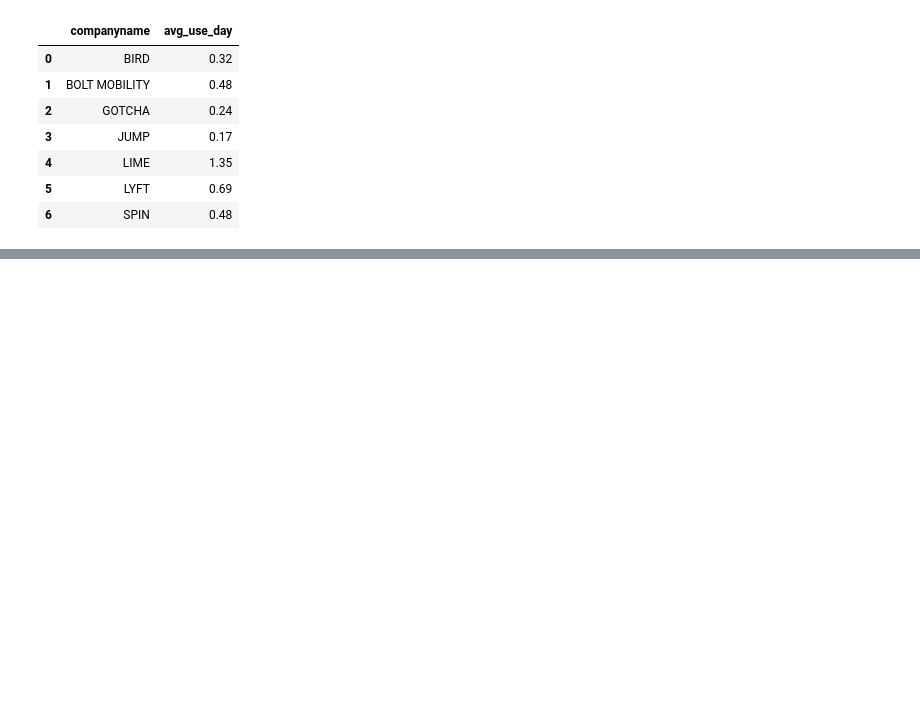
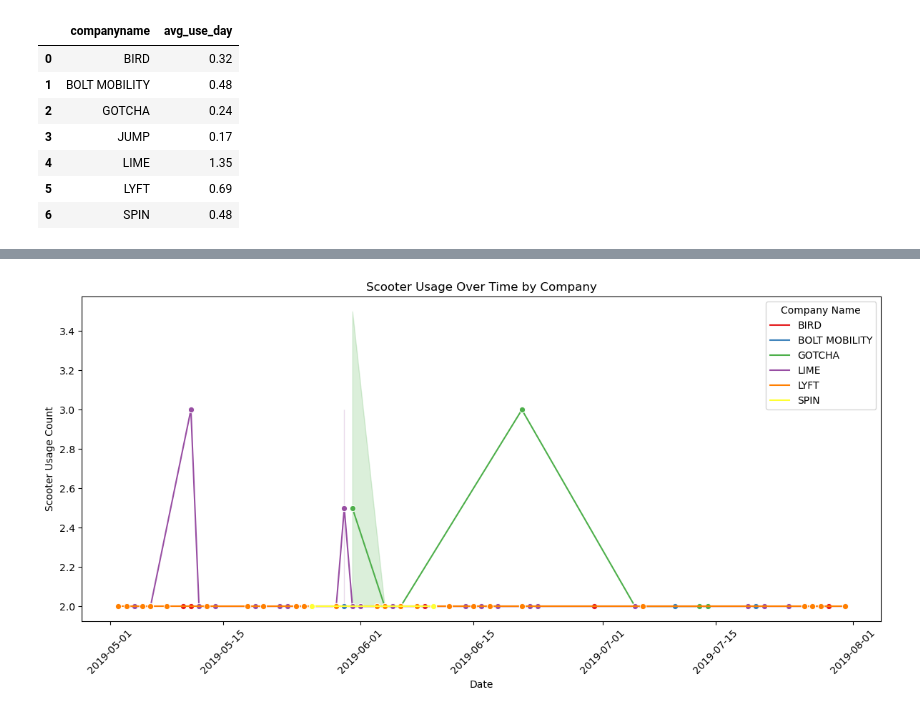
Before and after one commit to NSS-Data-Analytics-Cohort-10/scooters-group-3, a Jupyter notebook: notebooks/scooters_unfinished_work.ipynb, the cells around one changed output, grey strips where cells are left out. Saved outputs shown, nothing was run; the diff lists cells and outputs as text; code cells hidden in the pictures; blank space fills up the shorter version.

Commit message:
Added some graphs for number 3

```diff
--- a/notebooks/scooters_unfinished_work.ipynb
+++ b/notebooks/scooters_unfinished_work.ipynb
@@ -343,0 +492,21 @@ USESCOOTERCOM
+# %%
+SCOOTERUSAGE = '''
+SELECT
+UPPER(COMPANYNAME) COMPANYNAME,
+STARTDATE,
+SUMDID,
+COUNT(TRIPRECORDNUM) COUNT
+FROM
+TRIPS T
+WHERE SUMDID IN
+(SELECT SUMDID FROM SCOOTERS  WHERE UPPER(SUMDGROUP) ='SCOOTER')
+AND T.tripduration > 1 AND T.tripduration < 1440 AND TRIPRECORDNUM IS NOT NULL
+GROUP BY
+UPPER(COMPANYNAME),
+STARTDATE,
+SUMDID
+HAVING COUNT(TRIPRECORDNUM) >1
+ORDER BY STARTDATE,UPPER(COMPANYNAME)
+'''
+USE = pd.read_sql_query(SCOOTERUSAGE, engine)
+USE
@@ -343,0 +527,16 @@ USESCOOTERCOM
+# %%
+with pd.option_context('mode.use_inf_as_na', True):
+
+    USE['startdate'] = pd.to_datetime(USE['startdate'])
+    USE.sort_values(['companyname', 'startdate'], inplace=True)
+    plt.figure(figsize=(12, 6))
+    sns.lineplot(x='startdate', y='count', hue='companyname', data=USE, marker='o', palette='Set1')
+    plt.xlabel('Date')
+    plt.ylabel('Scooter Usage Count')
+    plt.title('Scooter Usage Over Time by Company')
+    plt.legend(title='Company Name', loc='upper right')
+    plt.xticks(rotation=45)
+    plt.tight_layout()
+    plt.show()
+# %% [output]
+[figure, added]
```
Also changed, not shown: parts of 14 cells of this notebook.
